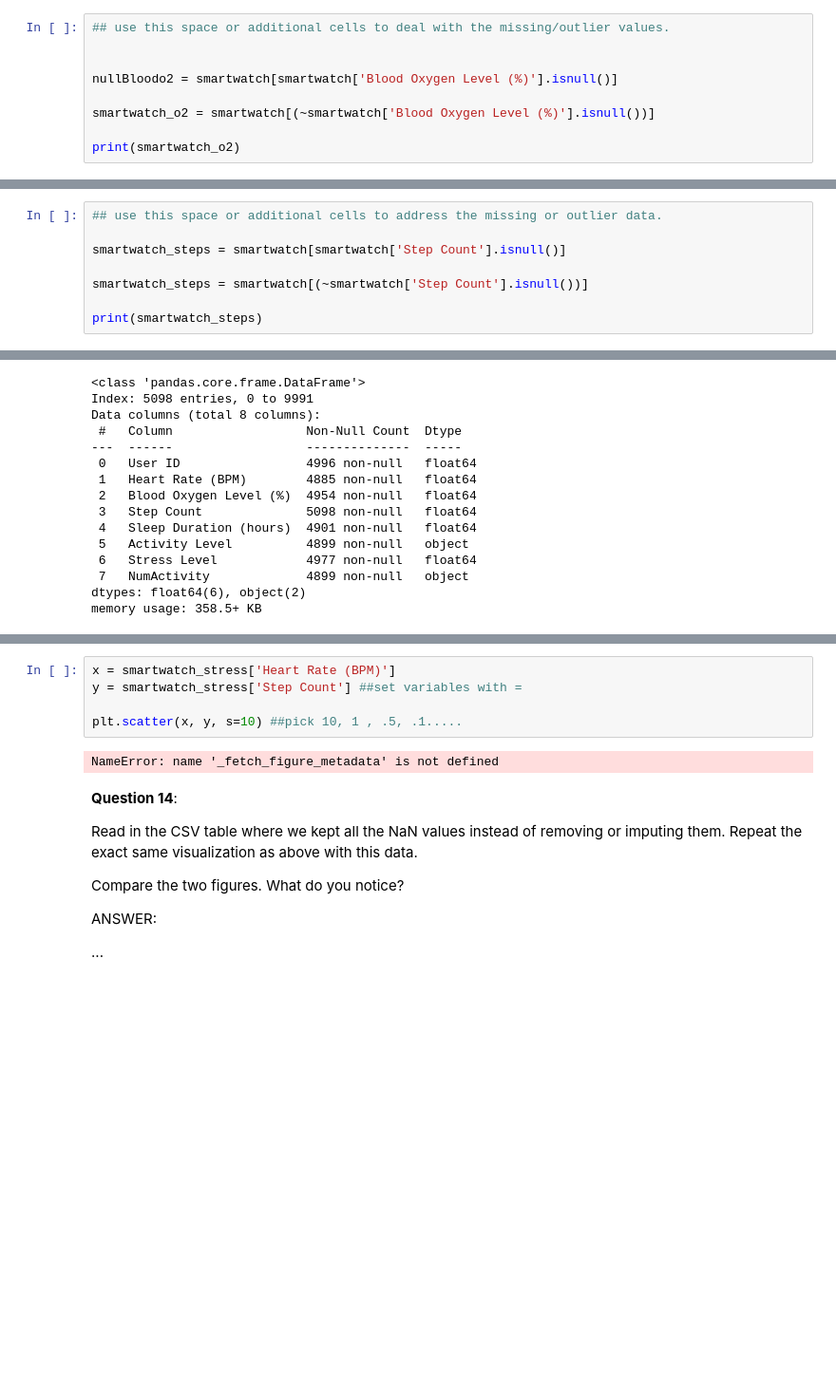
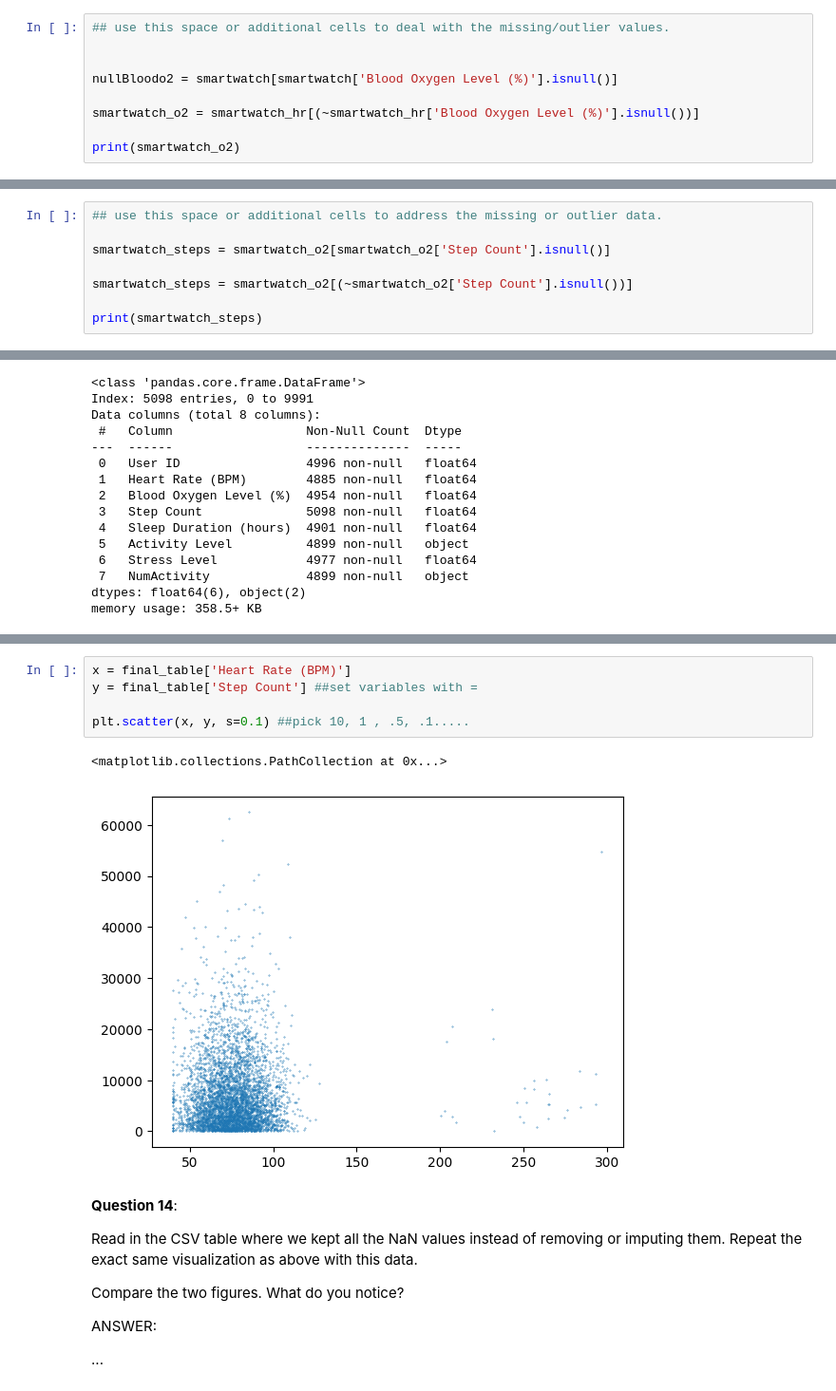
Before and after one commit to BMC-Intersectional-Data-Feminism/exercise-2-data-cleaning-and-analysis-bereed27, a Jupyter notebook: exercise2.ipynb, the cells around one changed output, grey strips where cells are left out. Shown at 95% size. Drawn from its saved outputs; the diff is of its cells as text; blank space fills up the shorter version.

```diff
--- a/exercise2.ipynb
+++ b/exercise2.ipynb
@@ -217,7 +242,7 @@ I got rid of all null blood oxygen rows, but did not identify any outliers like
 
 nullBloodo2 = smartwatch[smartwatch['Blood Oxygen Level (%)'].isnull()]
 
-smartwatch_o2 = smartwatch[(~smartwatch['Blood Oxygen Level (%)'].isnull())]
+smartwatch_o2 = smartwatch_hr[(~smartwatch_hr['Blood Oxygen Level (%)'].isnull())]
 
 print(smartwatch_o2)
 # %% [output]
@@ -267,9 +292,9 @@ ANSWER:
 # %%
 ## use this space or additional cells to address the missing or outlier data.
 
-smartwatch_steps = smartwatch[smartwatch['Step Count'].isnull()]
+smartwatch_steps = smartwatch_o2[smartwatch_o2['Step Count'].isnull()]
 
-smartwatch_steps = smartwatch[(~smartwatch['Step Count'].isnull())]
+smartwatch_steps = smartwatch_o2[(~smartwatch_o2['Step Count'].isnull())]
 
 print(smartwatch_steps)
 # %% [output]
@@ -595,10 +664,11 @@ ANSWER: It is interesting to see the way that the size parameter effects the plo
 # %%
-x = smartwatch_stress['Heart Rate (BPM)']
-y = smartwatch_stress['Step Count'] ##set variables with =
+x = final_table['Heart Rate (BPM)']
+y = final_table['Step Count'] ##set variables with =
 
-plt.scatter(x, y, s=10) ##pick 10, 1 , .5, .1.....
+plt.scatter(x, y, s=0.1) ##pick 10, 1 , .5, .1.....
 # %% [output]
-NameError: name '_fetch_figure_metadata' is not defined
+<matplotlib.collections.PathCollection at 0x...>
+[figure, added]
 # %% [markdown]
 **Question 14**:
 
```
Also changed, not shown: parts of 26 cells of this notebook, 6 other files.
